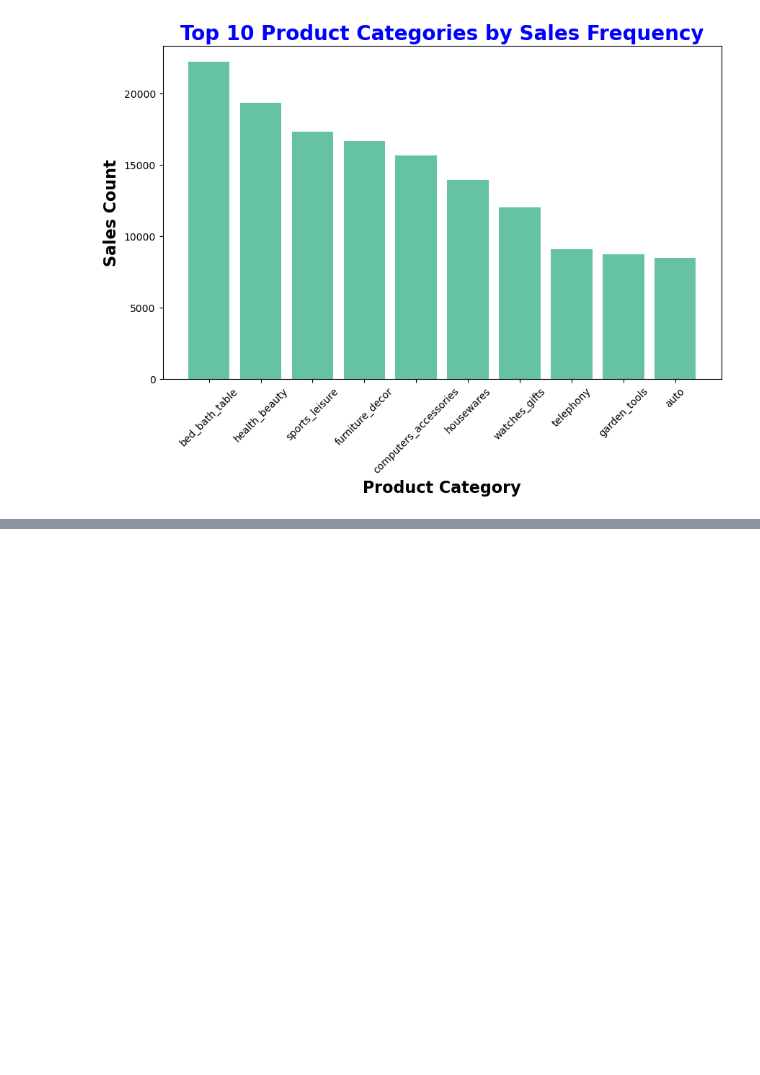
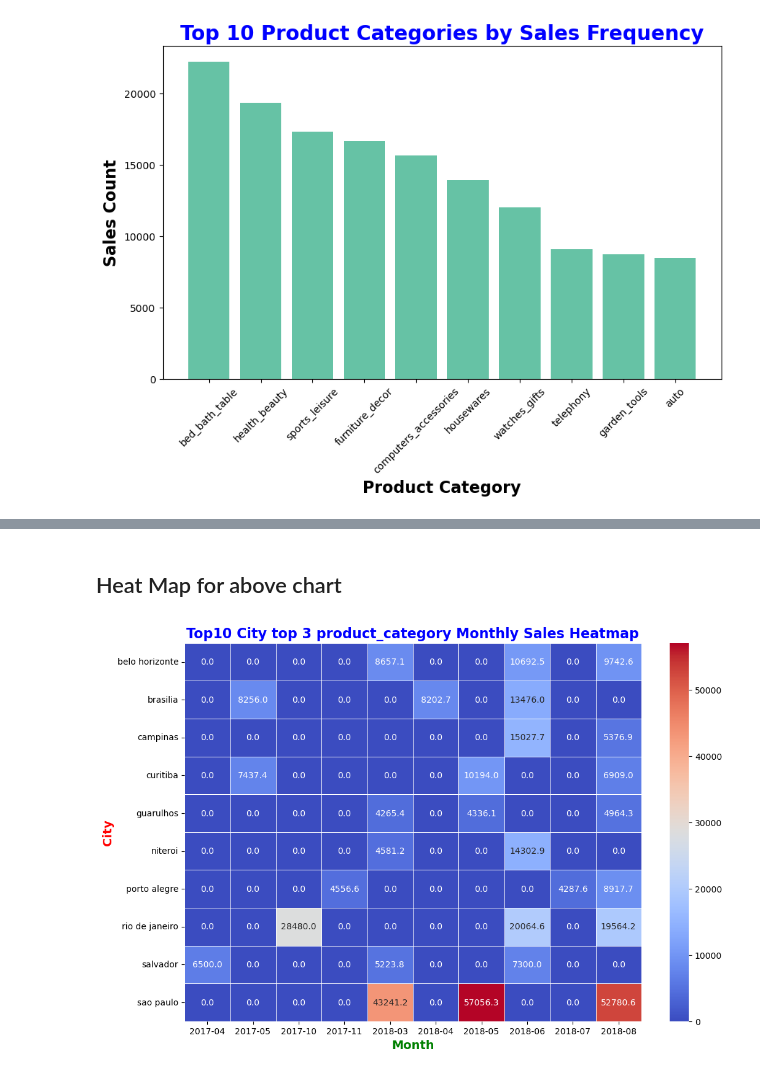
Before and after one commit to jochze-eng/Team5Module2Final, a Jupyter notebook: mt_eda.ipynb, the cells around one changed output, grey strips where cells are left out. Saved outputs shown, nothing was run; the diff lists cells and outputs as text; code cells hidden in the pictures; blank space fills up the shorter version.

```diff
--- a/mt_eda.ipynb
+++ b/mt_eda.ipynb
@@ -278,0 +308,31 @@ See the caveats in the documentation: https://pandas.pydata.org/pandas-docs/stab
+# %% [markdown]
+## Heat Map for above chart
+# %%
+# Step 1: Filter the data as before
+top_cities = df_full.groupby('customer_city')['price'].sum().nlargest(10).index.tolist()
+filtered_data = top3_per_city[top3_per_city['customer_city'].isin(top_cities)]
+
+# Step 2: Skip re-creating 'month' as it's already in the DataFrame
+#print(filtered_data.head(3))
+
+# Step 3: Create a pivot table with cities as rows and months as columns
+pivot_data = filtered_data.pivot_table(
+    index='customer_city',
+    columns='month',
+    values='total_sales',
+    aggfunc='sum',
+).fillna(0)  # Fill NaN with 0 to avoid issues in the heatmap
+
+# Step 4: Plot the heatmap
+plt.figure(figsize=(12, 8))  # Set figure size
+sns.heatmap(pivot_data, annot=True, cmap='coolwarm', fmt='.1f', linewidths=0.5)
+
+# Step 5: Add labels and formatting
+plt.title("Top10 City top 3 product_category Monthly Sales Heatmap", color='blue', fontsize=16, fontweight='bold')
+plt.xlabel("Month", color='green', fontsize=14, fontweight='bold')
+plt.ylabel("City", color='red', fontsize=14, fontweight='bold')
+
+# Display the plot
+plt.show()
+# %% [output]
+[figure, added]
```
Also changed, not shown: parts of 10 cells of this notebook.
